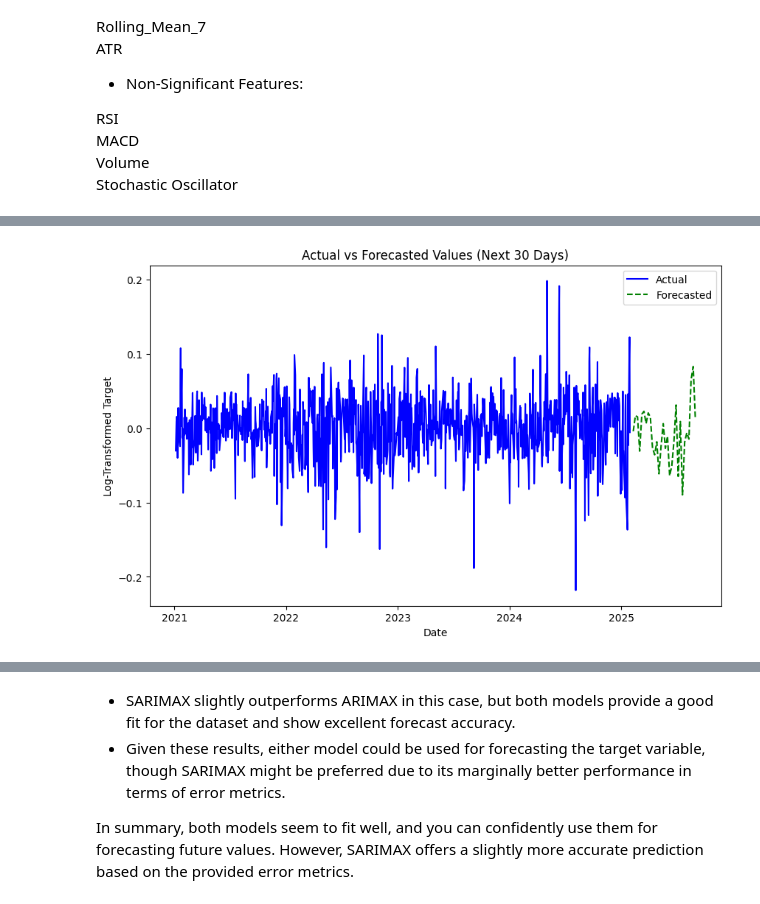
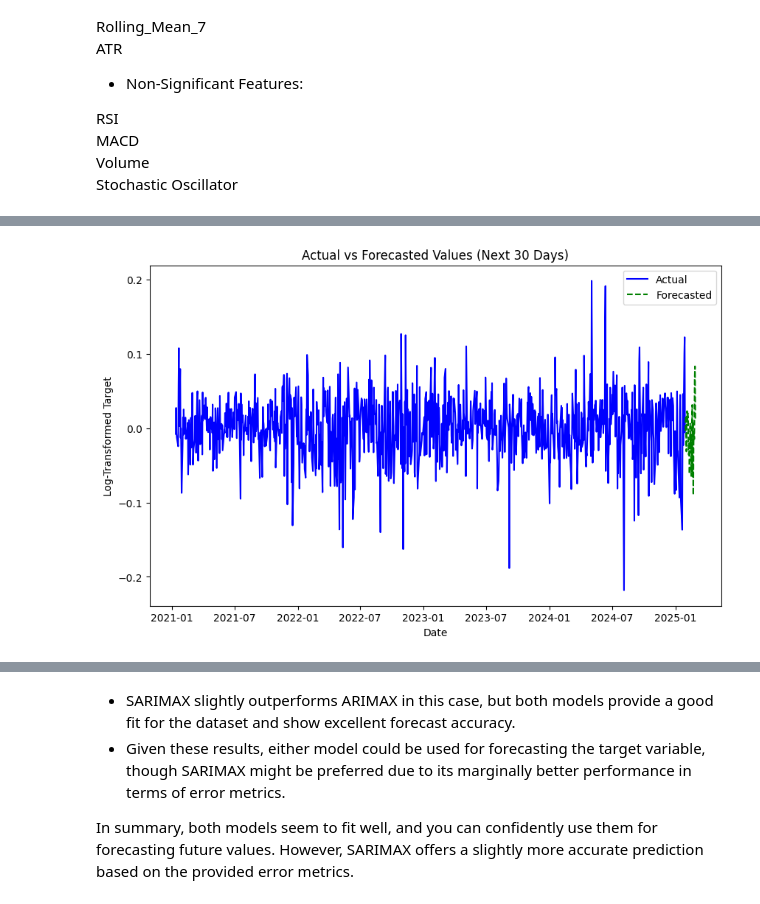
Before and after one commit to Kanchan786786/Capstone_project-, a Jupyter notebook: Sarimax_Arimax Model/5Years_Arimax_Sarimax.ipynb, the cells around one changed output, grey strips where cells are left out. Saved outputs shown, nothing was run; the diff lists cells and outputs as text; code cells hidden in the pictures.

```diff
--- a/Sarimax_Arimax Model/5Years_Arimax_Sarimax.ipynb
+++ b/Sarimax_Arimax Model/5Years_Arimax_Sarimax.ipynb
@@ -779,21 +779,21 @@ Jarque-Bera Test Statistic: 176.56405297498088, p-value: 4.566705917843945e-39
 # %%
 # Forecasting the next 30 days
 forecast_steps = 30
 y_pred_future = sarimax_results.predict(start=len(target_sarimax),
                                         end=len(target_sarimax) + forecast_steps - 1,
                                         exog=exog_features_scaled_log[-forecast_steps:])
 
 # Plotting the forecasted values
 plt.figure(figsize=(10, 6))
 plt.plot(target_sarimax.index, target_sarimax, label='Actual', color='blue')
-plt.plot(pd.date_range(target_sarimax.index[-1], periods=forecast_steps + 1, freq='W')[1:], y_pred_future, label='Forecasted', color='green', linestyle='--')
+plt.plot(pd.date_range(target_sarimax.index[-1], periods=forecast_steps + 1, freq='D')[1:], y_pred_future, label='Forecasted', color='green', linestyle='--')
 plt.title('Actual vs Forecasted Values (Next 30 Days)')
 plt.xlabel('Date')
 plt.ylabel('Log-Transformed Target')
 plt.legend()
 plt.show()
 # %% [output]
-[figure, old version]
+[figure, new version]
 # %%
 import itertools
 import numpy as np
```
Also changed, not shown: parts of 25 cells of this notebook, 1 other file.
